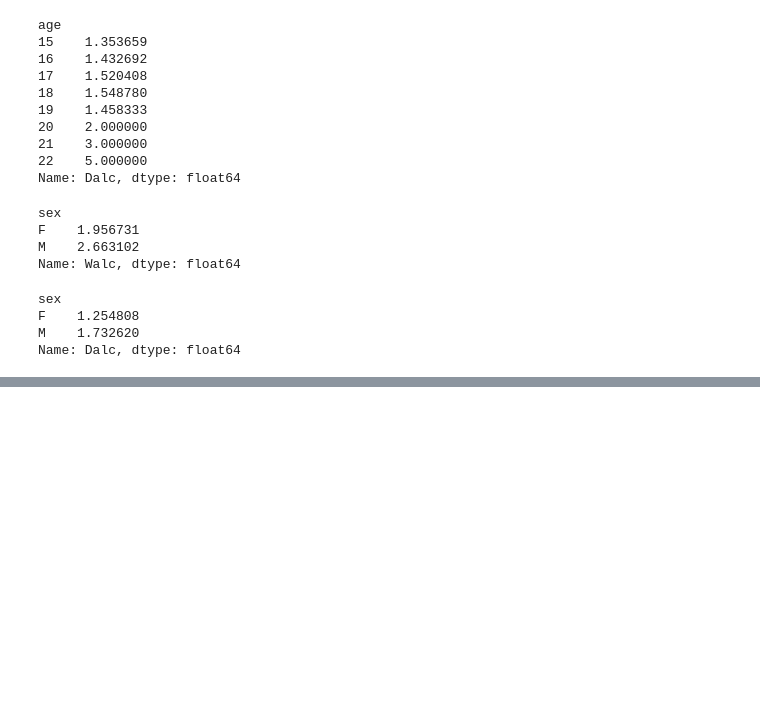
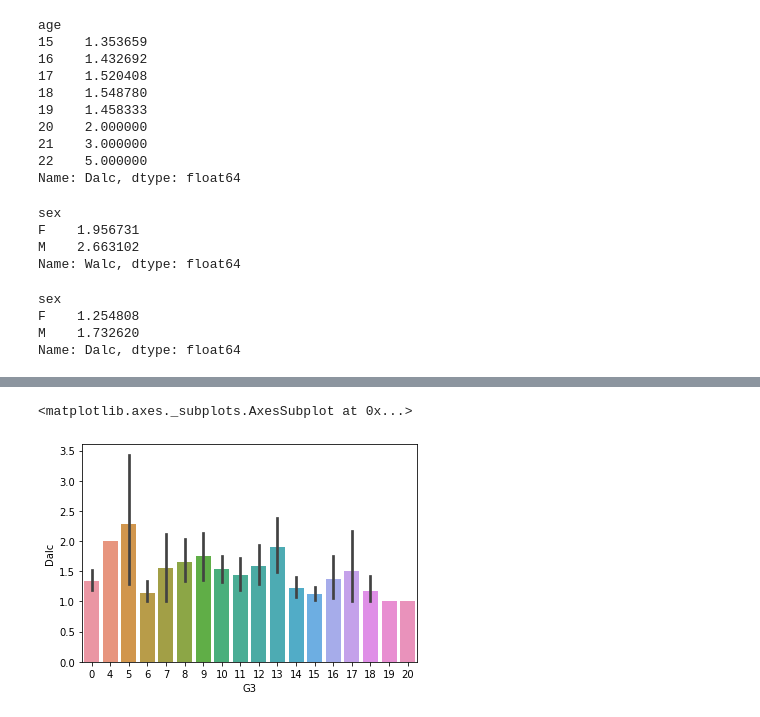
Before and after one commit to DmitriyVahrushev/ds_inno_abdt, a Jupyter notebook: homework_3/homework_3.ipynb, the cells around one changed output, grey strips where cells are left out. Drawn from its saved outputs; the diff is of its cells as text; code cells hidden in the pictures; blank space fills up the shorter version.

```diff
--- a/homework_3/homework_3.ipynb
+++ b/homework_3/homework_3.ipynb
@@ -122,0 +190,6 @@ Name: Dalc, dtype: float64
+# %%
+# визуализация этого
+sns.barplot(df_alc['G3'], df_alc['Dalc'])
+# %% [output]
+<matplotlib.axes._subplots.AxesSubplot at 0x...>
+[figure, added]
```
Also changed, not shown: parts of 14 cells of this notebook.
